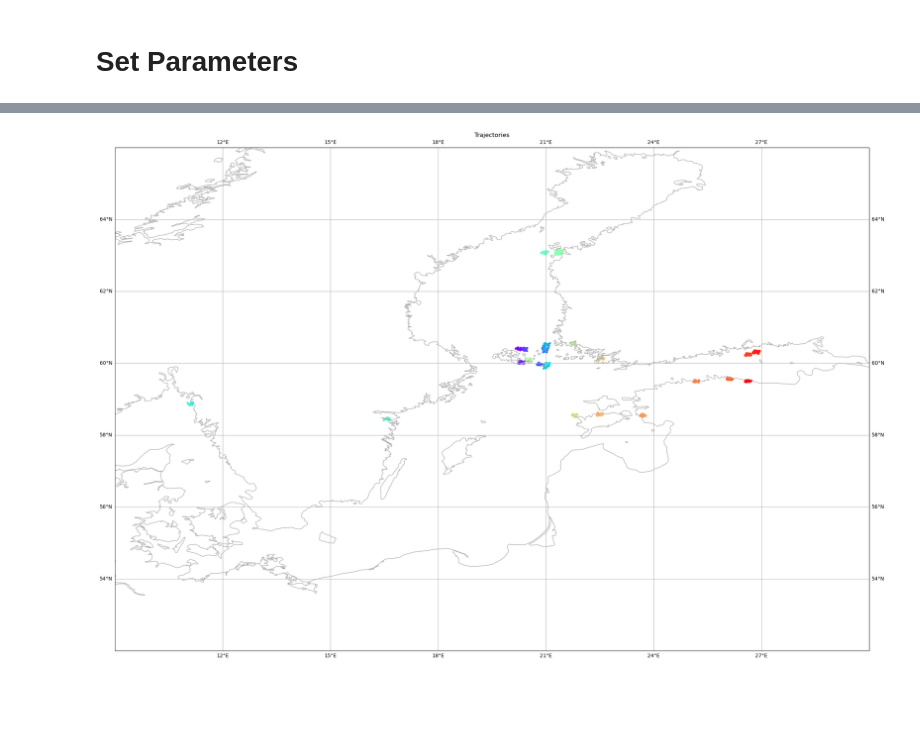
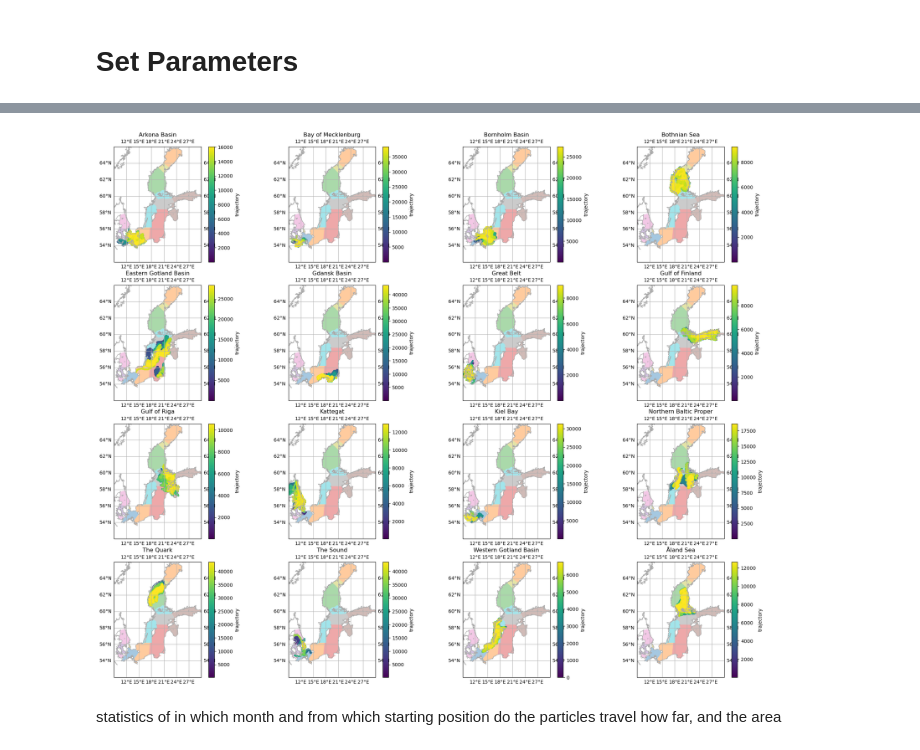
Before and after one commit to geomar-od-lagrange/2025_fucus-dispersal, a Jupyter notebook: notebooks/FucusVisualization.ipynb, the cells around one changed output, grey strips where cells are left out. Saved outputs shown, nothing was run; the diff lists cells and outputs as text; code cells hidden in the pictures; blank space fills up the shorter version.

```diff
--- a/notebooks/FucusVisualization.ipynb
+++ b/notebooks/FucusVisualization.ipynb
@@ -71 +77,5 @@ gdf_release_area = gpd.read_file(Path(release_area_path, "REDLIST_SIS_Macrophyte
+# %%
+subbasins_lvl2_path = Path("/gxfs_work/geomar/smomw597/2025_Fucus/2025_fucus-dispersal/HELCOM_subbasins_2022_level2")
+gdf_subbasins_area = gpd.read_file(Path(subbasins_lvl2_path, "HELCOM_subbasins_2022_level2.shp"))
+gdf_subbasins_area = gdf_subbasins_area.to_crs(crs=ccrs.Geodetic())
 # %%
@@ -135,22 +184,26 @@ lon_min, lon_max = (9,30)
 lat_min, lat_max = (52,66)
 lon_range = lon_max-lon_min
 lat_range = lat_max-lat_min
-# %%
-fig = plt.figure(figsize=(30,18))
-ax = fig.add_subplot(111, projection=ccrs.PlateCarree())
-ax.scatter(
-        x=ds_trajectories.isel(obs=0).lon, y=ds_trajectories.isel(obs=0).lat,
-        c=ds_trajectories.cell_ID , cmap="rainbow",
-        s=10,
-)
-ax.coastlines(color="darkgrey")
-ax.gridlines(draw_labels=True)
-plt.title("Trajectories")
-plt.xlim(lon_min, lon_max)
-plt.ylim(lat_min, lat_max)
-plt.show()
-# %% [output]
-[figure, removed]
+# %%
+fig = plt.figure(figsize=(25,20))
+axes = fig.subplots(nrows=4, ncols=4, subplot_kw={'projection': ccrs.PlateCarree()})
+for ax, (sb_name, ds_sb) in zip(axes.flatten(), ds_a.groupby("subbasin")):
+        gdf_subbasins_area.plot(ax=ax, column="level_2", alpha=.4, transform=ccrs.Geodetic())
+        ds_sb.isel(trajectory=slice(1000)).plot.scatter(
+                x="lon", y="lat",
+                hue="trajectory",
+                s=10,
+                edgecolor="none",
+                ax=ax,
+        )
+        ax.set_title(sb_name)
+        ax.coastlines(color="darkgrey")
+        ax.gridlines(draw_labels=True)
+        ax.set_extent((lon_min, lon_max, lat_min, lat_max))
+# %% [output]
+[figure, added]
+# %% [markdown]
+statistics of in which month and from which starting position do the particles travel how far, and the area
 # %%
 fig = plt.figure(figsize=(30,18))
 ax = fig.add_subplot(111, projection=ccrs.PlateCarree())
```
Also changed, not shown: parts of 58 cells of this notebook.
